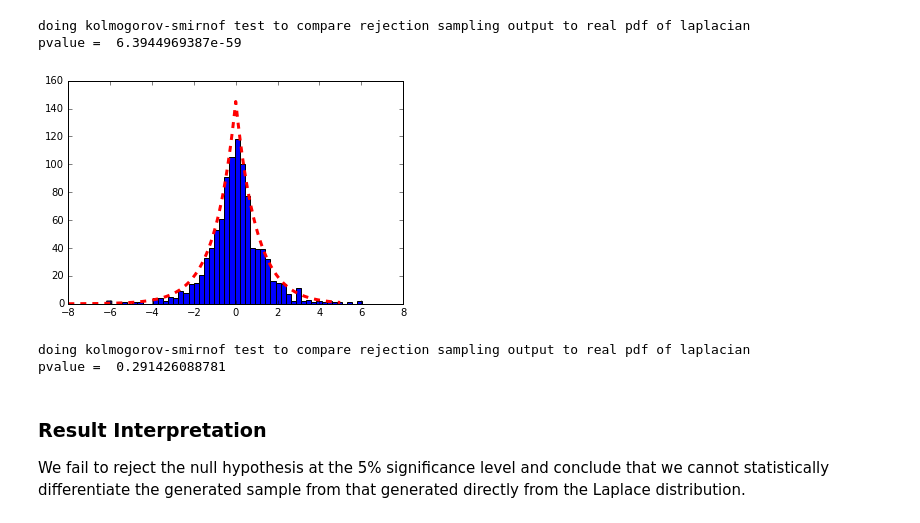
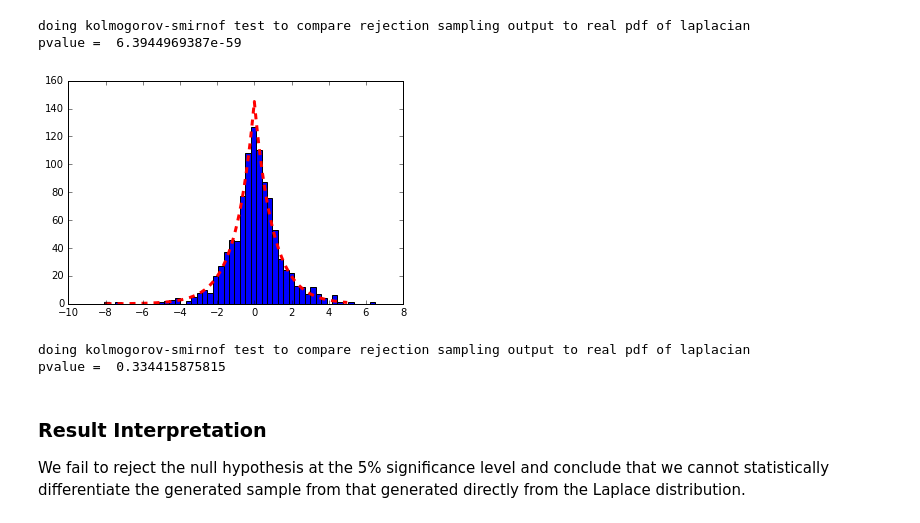
Before and after one commit to kbl4ew/Python_For_Data_Science, a Jupyter notebook: Kevin/Homework2_2012/Numpy_Scipy_Stats_HW_2012.ipynb, the cells around one changed output. Saved outputs shown, nothing was run; the diff lists cells and outputs as text; code cells hidden in the pictures.

```diff
--- a/Kevin/Homework2_2012/Numpy_Scipy_Stats_HW_2012.ipynb
+++ b/Kevin/Homework2_2012/Numpy_Scipy_Stats_HW_2012.ipynb
@@ -141,7 +141,7 @@ scipy.stats.cauchy.rvs()
 # %% [output]
 -0.76272565265240344
 # %%
-m = 2
+m = 3.24
 laplacian_sample = oneD_rej_sample(target_func, scipy.stats.cauchy, 1000, m)
 # %% [output]
 samples:
@@ -176,24 +176,24 @@ scipy.stats.laplace.rvs?
 # %%
 #plot histogram of samples
 fig=plt.figure()
 ax=fig.add_subplot(111)
 ax.hist(laplacian_sample,bins=50)
 
 #over plot true Laplace pdf
 x = np.arange(-8,5,.005)
 laplace_pdf = np.arange(-8,5,.005)
 for i in range(0,len(x)):
     laplace_pdf[i] = scipy.stats.laplace.pdf(float(x[i]))
 ax.plot(x,580/2*laplace_pdf, 'r--', linewidth=3)
 #show plot
 plt.show()
 print("doing kolmogorov-smirnof test to compare rejection sampling output to real pdf of laplacian")
-ks_statistic, pvalue = scipy.stats.ks_2samp(laplacian_sample, scipy.stats.laplace.rvs(size = 10))
+ks_statistic, pvalue = scipy.stats.ks_2samp(laplacian_sample, scipy.stats.laplace.rvs(size = 1000))
 print("pvalue = ", pvalue)
 # %% [output]
-[figure, old version]
+[figure, new version]
 doing kolmogorov-smirnof test to compare rejection sampling output to real pdf of laplacian
-pvalue =  0.291426088781
+pvalue =  0.334415875815
 # %% [markdown]
 ### Result Interpretation
 We fail to reject the null hypothesis at the 5% significance level and conclude that we cannot statistically differentiate the generated sample from that generated directly from the Laplace distribution.
```
Also changed, not shown: parts of 3 cells of this notebook, 5 other files.
